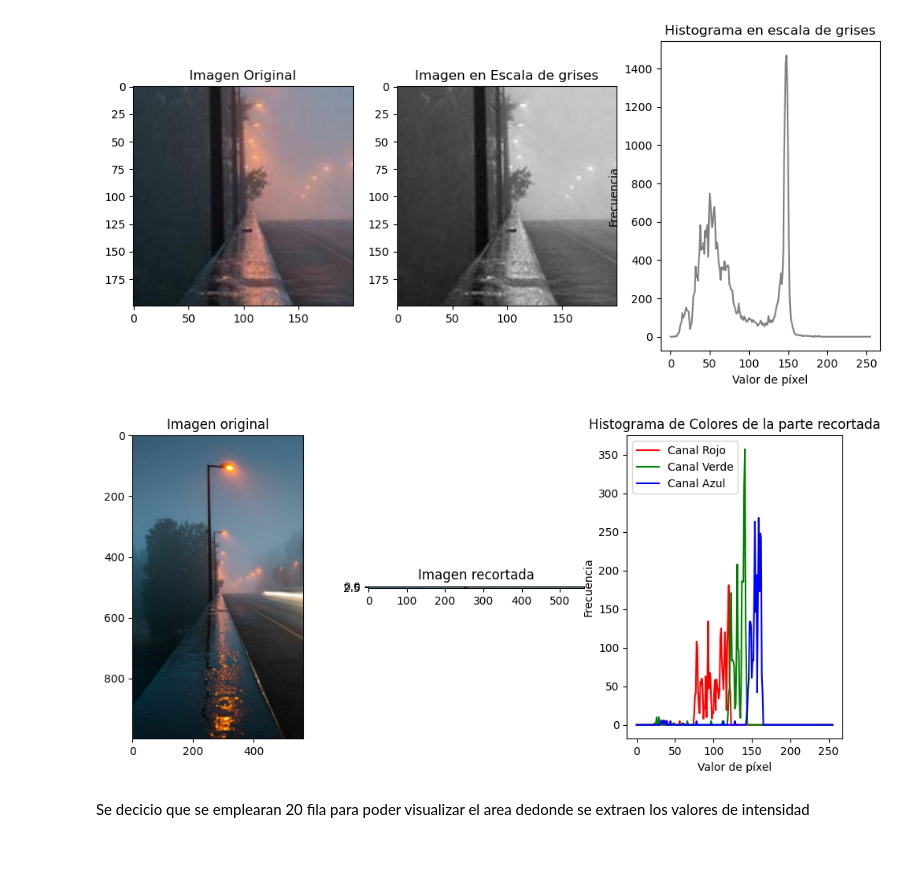
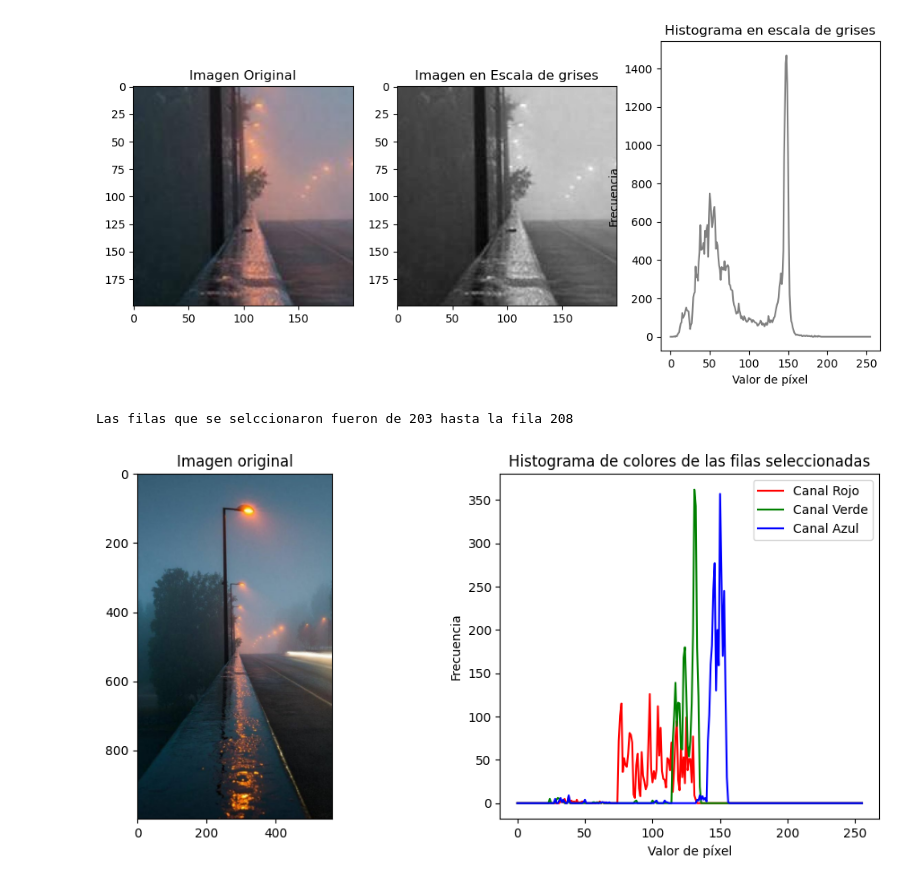
Before and after one commit to Nancy-07/visiona_prac2, a Jupyter notebook: Histograma.ipynb, the cells around one changed output. Saved outputs shown, nothing was run; the diff lists cells and outputs as text; code cells hidden in the pictures; blank space fills up the shorter version.

Commit message:
Se modifico la parte tres

```diff
--- a/Histograma.ipynb
+++ b/Histograma.ipynb
@@ -94,49 +94,44 @@ def histograma(imagen):
     imagen = cv2.imread(imagen)
 
     inicio =  random.randint(200,imagen.shape[1]-20)
+
     fin = inicio + 5
+    print("Las filas que se selccionaron fueron de " + str(inicio) +" hasta la fila " + str(fin))
 
     canal_rojo = imagen[:, :, 2]
     canal_verde = imagen[:, :, 1]
     canal_azul = imagen[:, :, 0]
     num_bins = 256
     hist_rojo = np.zeros(num_bins)
     hist_verde = np.zeros(num_bins)
     hist_azul = np.zeros(num_bins)
 
     imagenpor = imagen[inicio:fin, :]
 
     for i in range(inicio, fin):
         for j in range(imagen.shape[1]):
                 valor_pixel = canal_rojo[i, j]
                 hist_rojo[valor_pixel] += 1
                 valor_pixel = canal_verde[i, j]
                 hist_verde[valor_pixel] += 1
                 valor_pixel = canal_azul[i, j]
                 hist_azul[valor_pixel] += 1
 
-
-
-    fig, axs = plt.subplots(1, 3, figsize=(12, 5))
-    ax1, ax2,ax3 = axs.flatten()
+    fig, axs = plt.subplots(1, 2, figsize=(12, 5))
+    ax1, ax2 = axs.flatten()
     ax1.imshow(cv2.cvtColor(imagen, cv2.COLOR_BGR2RGB))
     ax1.set_title('Imagen original')
-
-    ax2.imshow(cv2.cvtColor(imagenpor, cv2.COLOR_BGR2RGB))
-    ax2.set_title('Imagen recortada')
-
-    ax3.set_title('Histograma de Colores de la parte recortada')
-    ax3.set_xlabel('Valor de píxel')
-    ax3.set_ylabel('Frecuencia')
-    ax3.plot(hist_rojo, color='red', label='Canal Rojo')
-    ax3.plot(hist_verde, color='green', label='Canal Verde')
-    ax3.plot(hist_azul, color='blue', label='Canal Azul')
-    ax3.legend()
+    ax2.set_title('Histograma de colores de las filas seleccionadas')
+    ax2.set_xlabel('Valor de píxel')
+    ax2.set_ylabel('Frecuencia')
+    ax2.plot(hist_rojo, color='red', label='Canal Rojo')
+    ax2.plot(hist_verde, color='green', label='Canal Verde')
+    ax2.plot(hist_azul, color='blue', label='Canal Azul')
+    ax2.legend()
 
     plt.show()
 
 histograma('rain.jpeg')
 # %% [output]
+Las filas que se selccionaron fueron de 203 hasta la fila 208
-[figure, old version]
+[figure, new version]
-# %% [markdown]
-Se decicio que se emplearan 20 fila para poder visualizar el area dedonde se extraen los valores de intensidad
```
